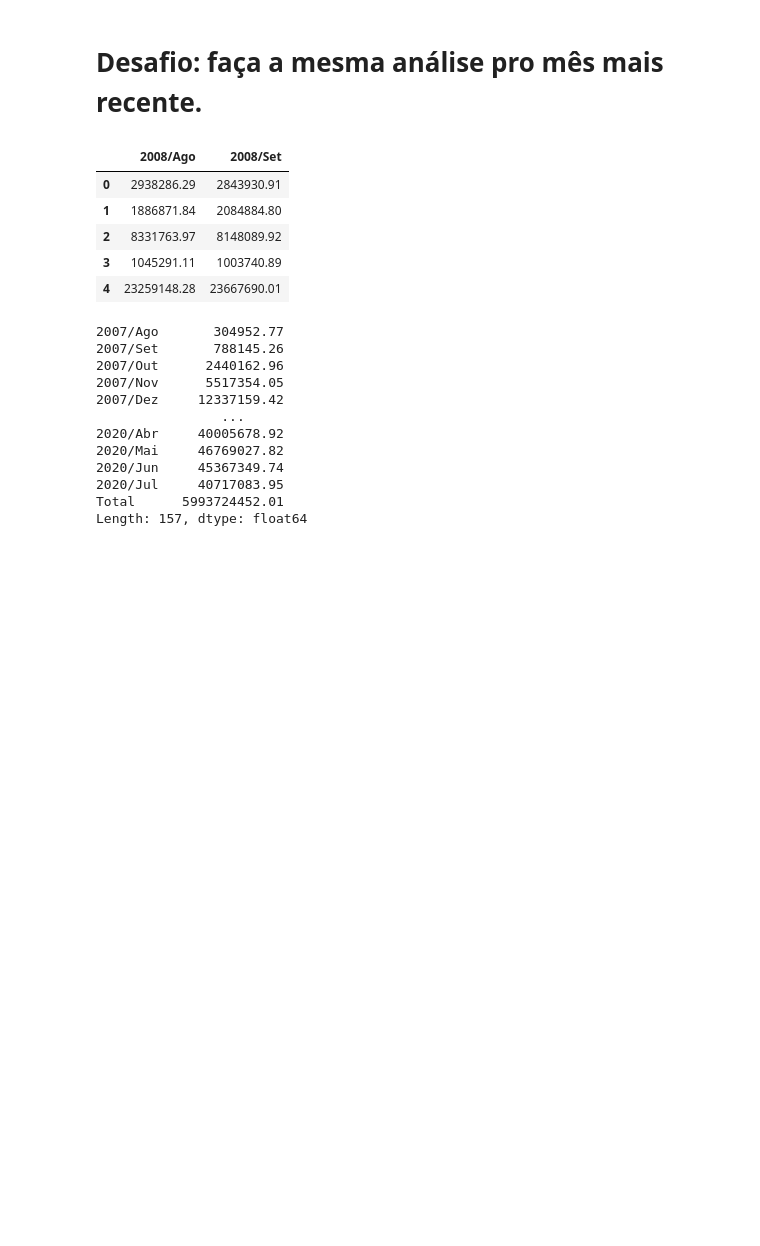
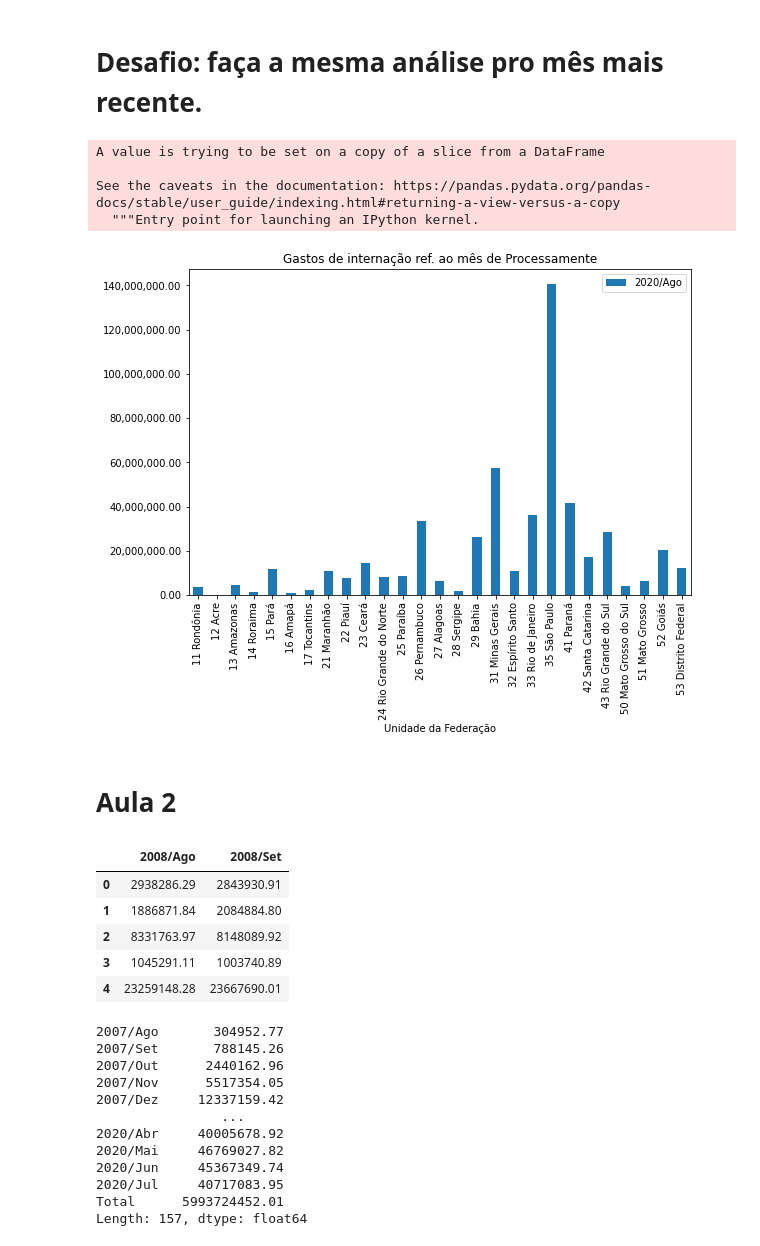
Before and after one commit to rabastos44/Bootcamp-Data-Science-Alura, a Jupyter notebook: Agendamento Hospitalar-a3.ipynb, the cells around one changed output. Cells and saved outputs as stored; diff of their text form; code cells hidden in the pictures; blank space fills up the shorter version.

```diff
--- a/Agendamento Hospitalar-a3.ipynb
+++ b/Agendamento Hospitalar-a3.ipynb
@@ -115,5 +124,21 @@ plt.show()
 # %% [markdown]
 # Desafio: faça a mesma análise pro mês mais recente.
+# %%
+dados["2020/Ago"][1] = 0.0
+dados["2020/Ago"] = dados["2020/Ago"].astype(float)
+ax = dados.plot(x="Unidade da Federação", y="2020/Ago", kind="bar", figsize=(9,6))
+ax.yaxis.set_major_formatter(ticker.StrMethodFormatter("{x:,.2f}"))
+plt.title("Gastos de internação ref. ao mês de Processamente")
+plt.show()
+# %% [output]
+A value is trying to be set on a copy of a slice from a DataFrame
+
+See the caveats in the documentation: https://pandas.pydata.org/pandas-docs/stable/user_guide/indexing.html#returning-a-view-versus-a-copy
+  """Entry point for launching an IPython kernel.
+[figure, added]
+# %% [markdown]
+
+# Aula 2
 # %%
 dados[["2008/Ago", "2008/Set"]].head()
 # %% [output]
```
Also changed, not shown: parts of 5 cells of this notebook.
